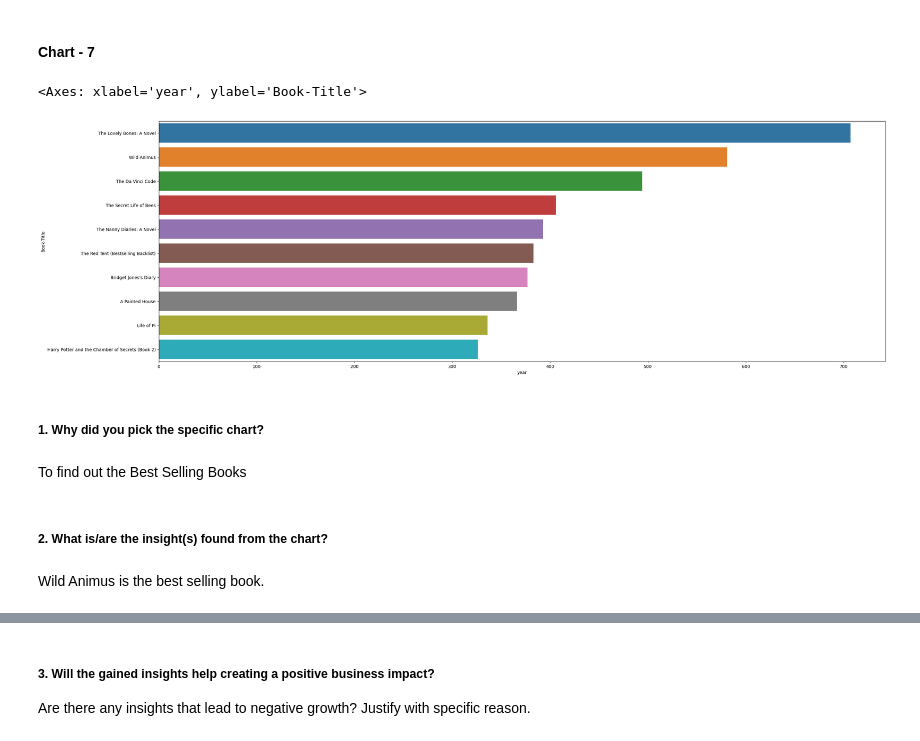
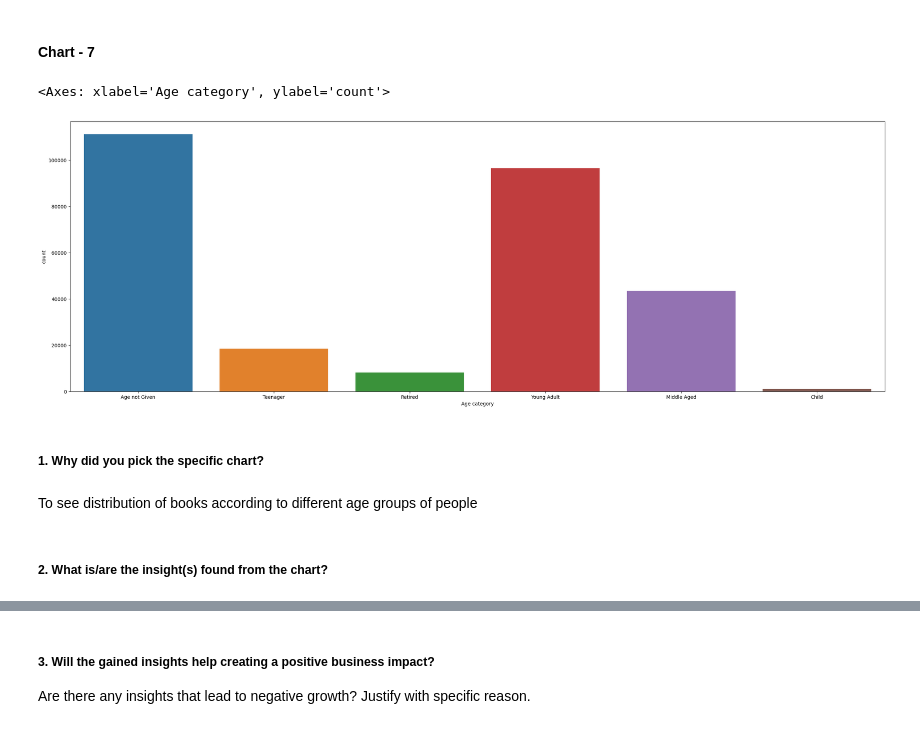
Before and after one commit to vivek72v/Book_Recommendation_Sysytem, a Jupyter notebook: Final_Book_Recommendation_System.ipynb, the cells around one changed output, grey strips where cells are left out. Drawn from its saved outputs; the diff is of its cells as text; code cells hidden in the pictures.

```diff
--- a/Final_Book_Recommendation_System.ipynb
+++ b/Final_Book_Recommendation_System.ipynb
@@ -673,19 +698,16 @@ Are there any insights that lead to negative growth? Justify with specific reaso
 It should be investigated as why people lose interest in books when they Age and what type of books do they prefer
 # %% [markdown]
 #### Chart - 7
-# %%
-# Chart - 7 visualization code
-#Books with maximum sell
-z = book_ratings.groupby('Book-Title').count().sort_values(by = 'ISBN',ascending = False)[:10]
-sns.barplot(x = z['year'] ,y =  z.index )
-# %% [output]
-<Axes: xlabel='year', ylabel='Book-Title'>
-[figure, removed]
+# %%
+# Chart - 7 visualization code
+#Plot to get the distribution of books according to their Age category.
+sns.countplot(x = users['Age category'])
+# %% [output]
+<Axes: xlabel='Age category', ylabel='count'>
+[figure, added]
 # %% [markdown]
 ##### 1. Why did you pick the specific chart?
-# %% [markdown]
-To find out the Best Selling Books
+# %% [markdown]
+To see distribution of books according to different  age groups of people
 # %% [markdown]
 ##### 2. What is/are the insight(s) found from the chart?
-# %% [markdown]
-Wild Animus is the best selling book.
```
Also changed, not shown: parts of 135 cells of this notebook.
